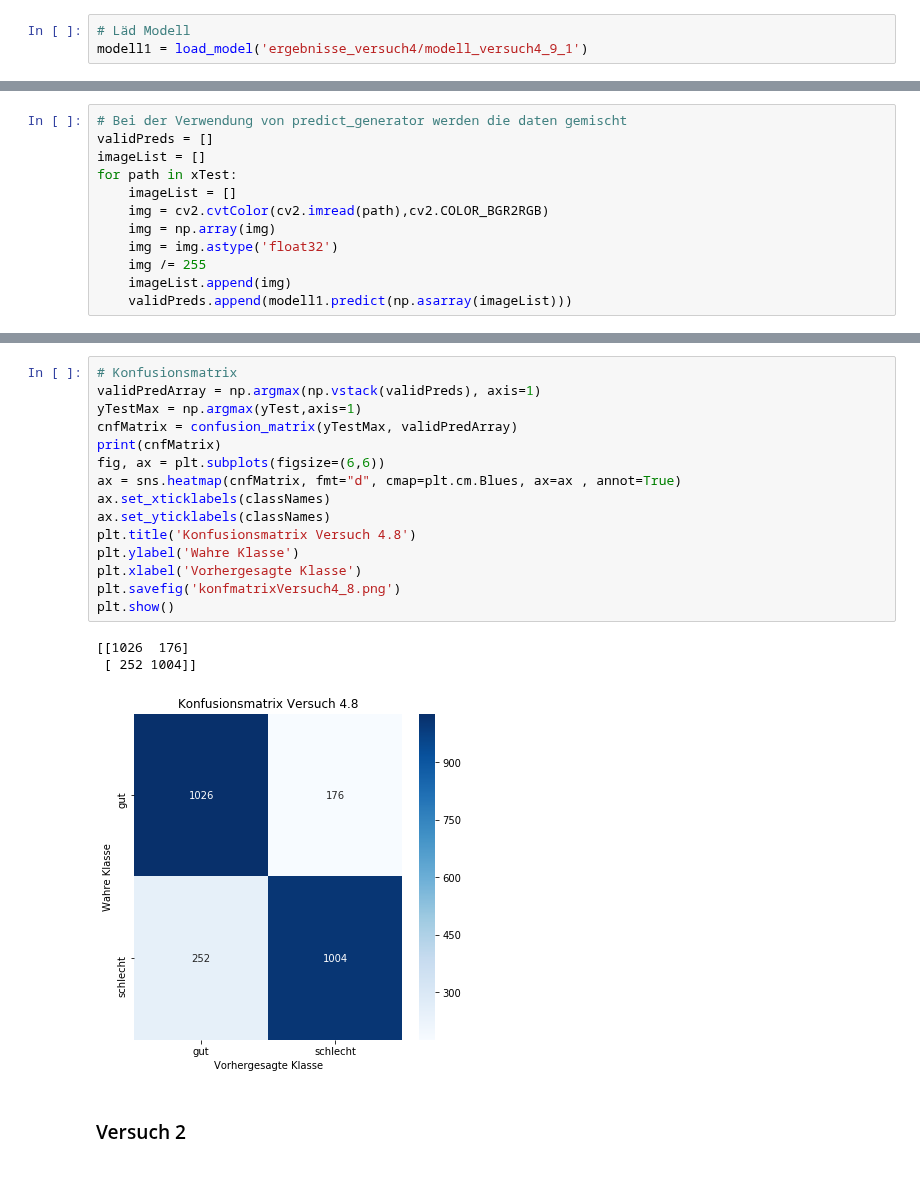
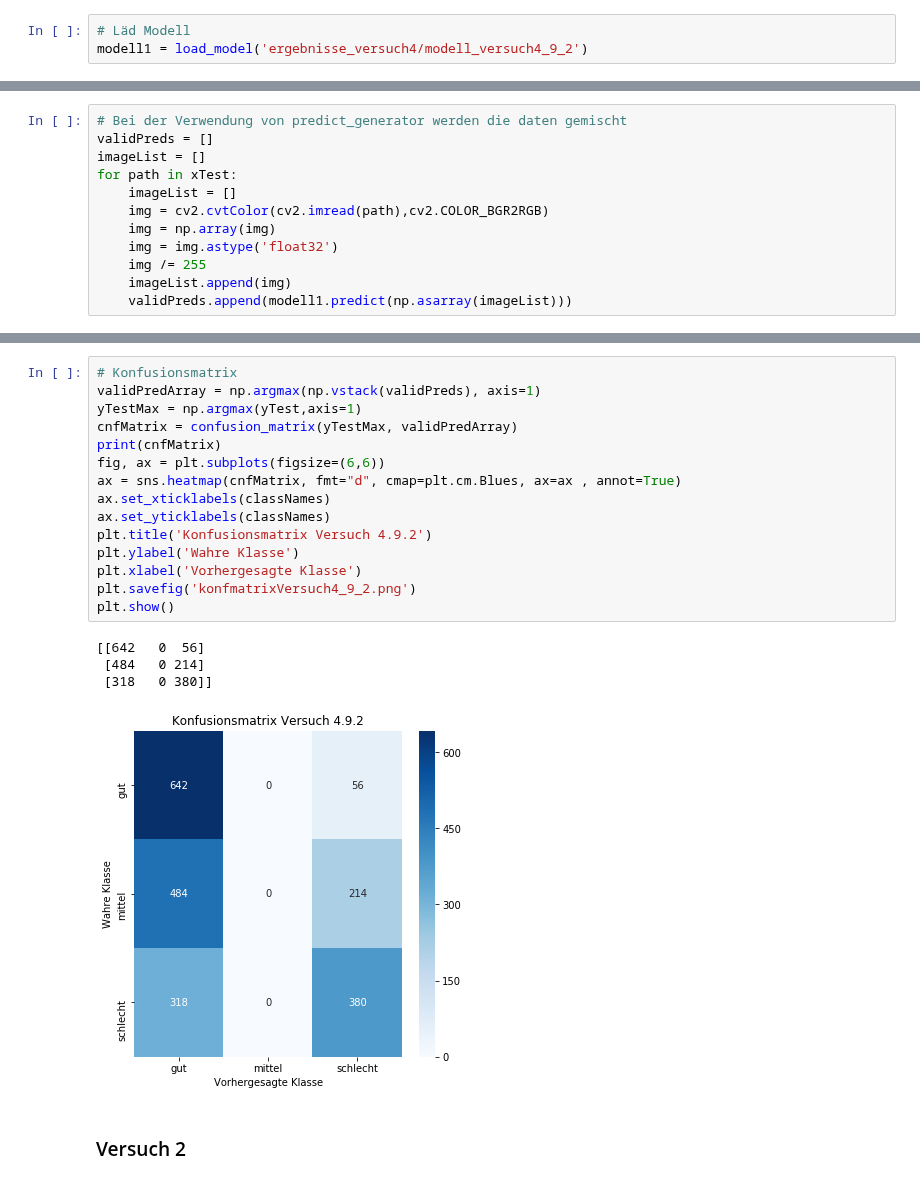
Before and after one commit to SandGreif/FahrradwegeKlassifizierung, a Jupyter notebook: faltungsnetze/CNN_experiment4.ipynb, the cells around one changed output, grey strips where cells are left out. Saved outputs shown, nothing was run; the diff lists cells and outputs as text.

```diff
--- a/faltungsnetze/CNN_experiment4.ipynb
+++ b/faltungsnetze/CNN_experiment4.ipynb
@@ -474,7 +491,7 @@ def testDataLoader(imagePaths, batchSize):
             batchEnd += batchSize
 # %%
 # Läd Modell
-modell1 = load_model('ergebnisse_versuch4/modell_versuch4_9_1')
+modell1 = load_model('ergebnisse_versuch4/modell_versuch4_9_2')
 # %%
 modell1.evaluate_generator( dataLoader(xTest, yTest, 32), steps=int(len(xTest)/32))
 # %% [output]
@@ -518,22 +535,23 @@ yTest.shape
 # %%
 # Konfusionsmatrix
 validPredArray = np.argmax(np.vstack(validPreds), axis=1)
 yTestMax = np.argmax(yTest,axis=1)
 cnfMatrix = confusion_matrix(yTestMax, validPredArray)
 print(cnfMatrix)
 fig, ax = plt.subplots(figsize=(6,6))
 ax = sns.heatmap(cnfMatrix, fmt="d", cmap=plt.cm.Blues, ax=ax , annot=True)
 ax.set_xticklabels(classNames)
 ax.set_yticklabels(classNames)
-plt.title('Konfusionsmatrix Versuch 4.8')
+plt.title('Konfusionsmatrix Versuch 4.9.2')
 plt.ylabel('Wahre Klasse')
 plt.xlabel('Vorhergesagte Klasse')
-plt.savefig('konfmatrixVersuch4_8.png')
+plt.savefig('konfmatrixVersuch4_9_2.png')
 plt.show()
 # %% [output]
-[[1026  176]
- [ 252 1004]]
+[[642   0  56]
+ [484   0 214]
+ [318   0 380]]
-[figure, old version]
+[figure, new version]
 # %% [markdown]
 ### Versuch 2
 # %%
```
Also changed, not shown: parts of 35 cells of this notebook, 5 other files.
